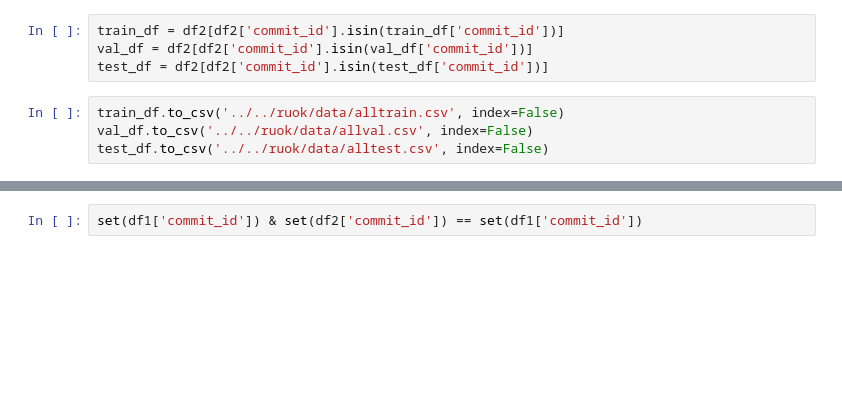
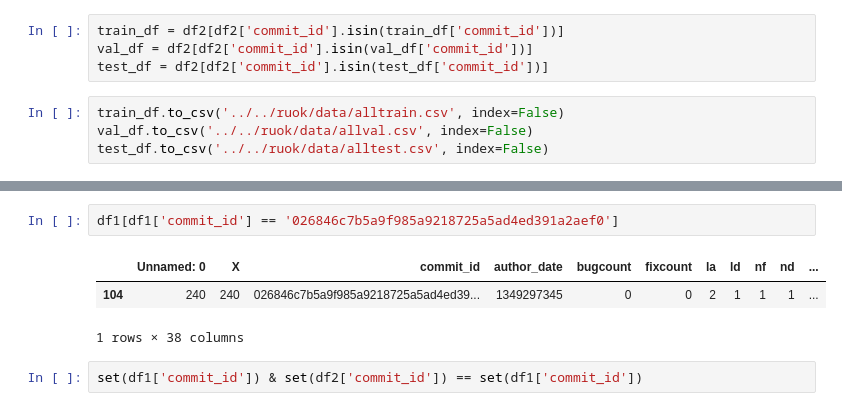
Before and after one commit to uw-swag/jit-bugpred, a Jupyter notebook: notebooks/moving_target.ipynb, the cells around one changed output, grey strips where cells are left out. Cells and saved outputs as stored; diff of their text form; blank space fills up the shorter version.

```diff
--- a/notebooks/moving_target.ipynb
+++ b/notebooks/moving_target.ipynb
@@ -382,3 +421,9 @@ test_df.to_csv('../../ruok/data/alltest.csv', index=False)
+# %%
+df1[df1['commit_id'] == '026846c7b5a9f985a9218725a5ad4ed391a2aef0']
+# %% [output]
+|  | Unnamed: 0 | X | commit_id | author_date | bugcount | fixcount | la | ld | nf | nd | ... |
+| 104 | 240 | 240 | 026846c7b5a9f985a9218725a5ad4ed39... | 1349297345 | 0 | 0 | 2 | 1 | 1 | 1 | ... |
+1 rows × 38 columns
 # %%
 set(df1['commit_id']) & set(df2['commit_id']) == set(df1['commit_id'])
 # %% [output]
```
Also changed, not shown: parts of 5 cells of this notebook, 9 other files.
